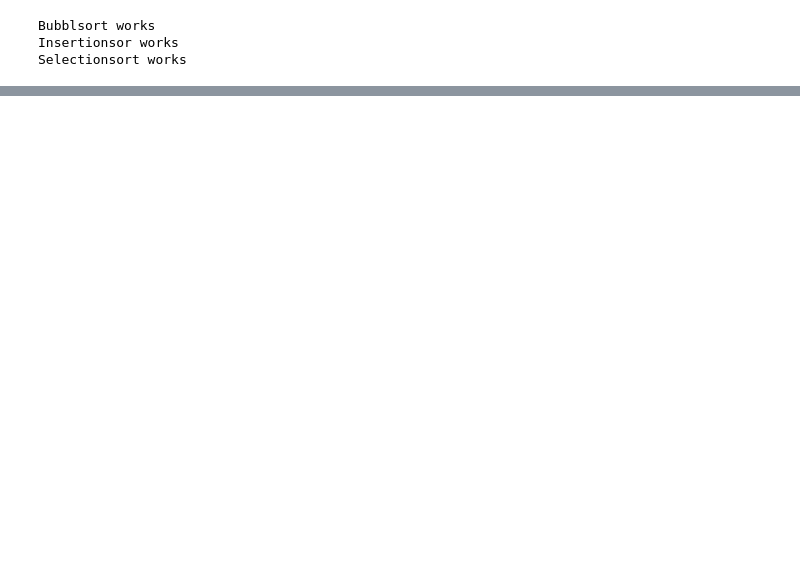
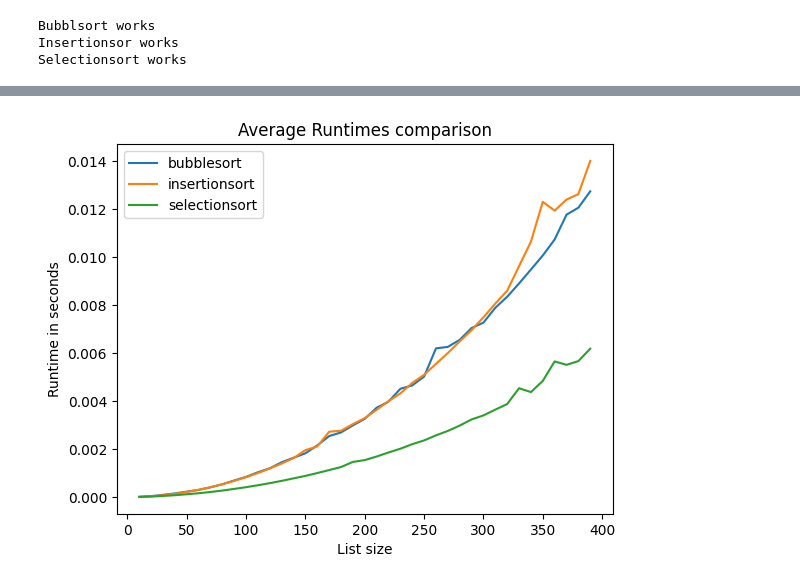
Before and after one commit to ColeDixon78/Algorithms, a Jupyter notebook: Assignment 2/code.ipynb, the cells around one changed output, grey strips where cells are left out. Cells and saved outputs as stored; diff of their text form; code cells hidden in the pictures; blank space fills up the shorter version.

```diff
--- a/Assignment 2/code.ipynb
+++ b/Assignment 2/code.ipynb
@@ -118,7 +116,7 @@ def compare_average(*algos,max_size = 400,trials = 100):
     rng = np.random.default_rng()
     fig, ax = plt.subplots()
     x_axis = range(10,max_size,10)
-    ax.set_title("Worst Runtimes comparison")
+    ax.set_title("Average Runtimes comparison")
     ax.set_xlabel("List size")
     ax.set_ylabel("Runtime in seconds")
     for algo in algos:
@@ -138,3 +136,7 @@ def compare_average(*algos,max_size = 400,trials = 100):
         ax.plot(x_axis, times, label = f"{algo.__name__}")
     ax.legend()
     plt.show()
+# %%
+compare_average(bubblesort,insertionsort,selectionsort)
+# %% [output]
+[figure, added]
```
Also changed, not shown: parts of 13 cells of this notebook.
